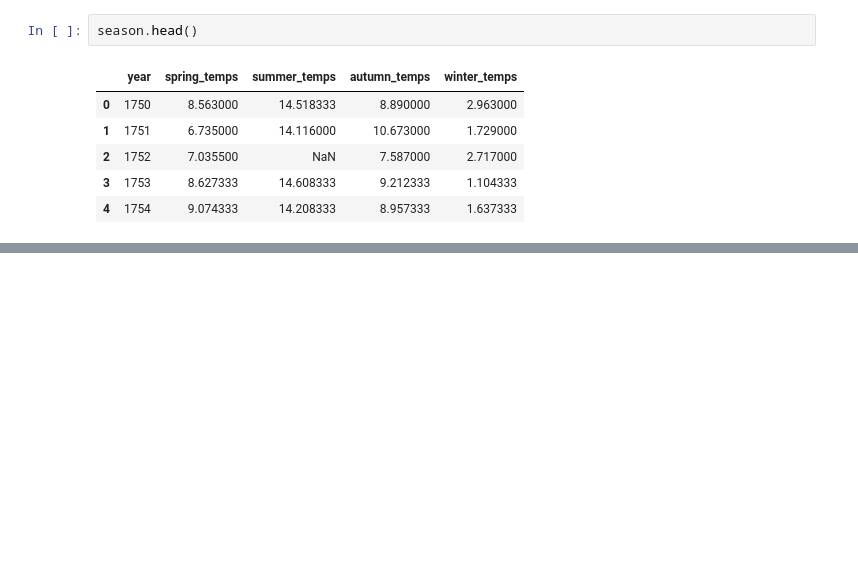
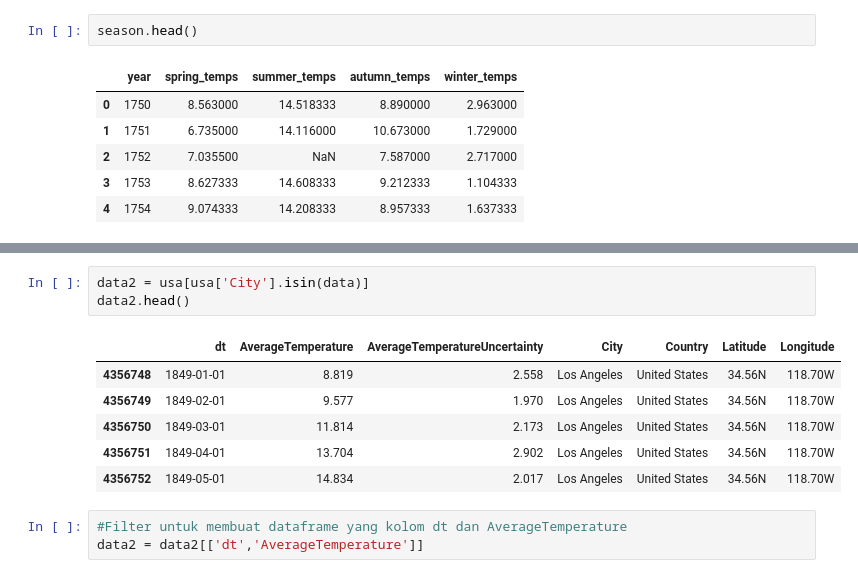
Before and after one commit to crzysab/Data-Science-Real-Projects-in-Python, a Jupyter notebook: Predict_Temperature_of_Different_Cities.ipynb, the cells around one changed output, grey strips where cells are left out. Cells and saved outputs as stored; diff of their text form; blank space fills up the shorter version.

```diff
--- a/Predict_Temperature_of_Different_Cities.ipynb
+++ b/Predict_Temperature_of_Different_Cities.ipynb
@@ -226,0 +257,13 @@ fig.show()
+# %%
+data2 = usa[usa['City'].isin(data)]
+data2.head()
+# %% [output]
+|  | dt | AverageTemperature | AverageTemperatureUncertainty | City | Country | Latitude | Longitude |
+| 4356748 | 1849-01-01 | 8.819 | 2.558 | Los Angeles | United States | 34.56N | 118.70W |
+| 4356749 | 1849-02-01 | 9.577 | 1.970 | Los Angeles | United States | 34.56N | 118.70W |
+| 4356750 | 1849-03-01 | 11.814 | 2.173 | Los Angeles | United States | 34.56N | 118.70W |
+| 4356751 | 1849-04-01 | 13.704 | 2.902 | Los Angeles | United States | 34.56N | 118.70W |
+| 4356752 | 1849-05-01 | 14.834 | 2.017 | Los Angeles | United States | 34.56N | 118.70W |
+# %%
+#Filter untuk membuat dataframe yang kolom dt dan AverageTemperature
+data2 = data2[['dt','AverageTemperature']]
```
Also changed, not shown: parts of 18 cells of this notebook.
